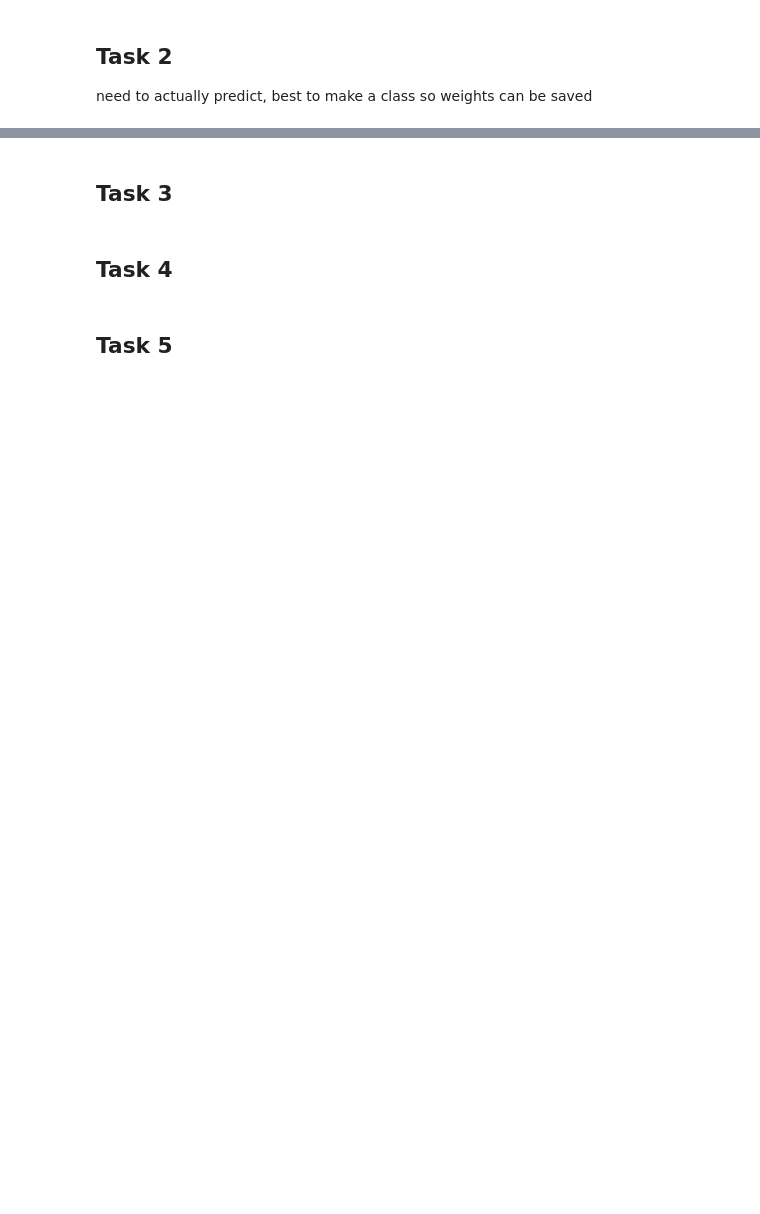
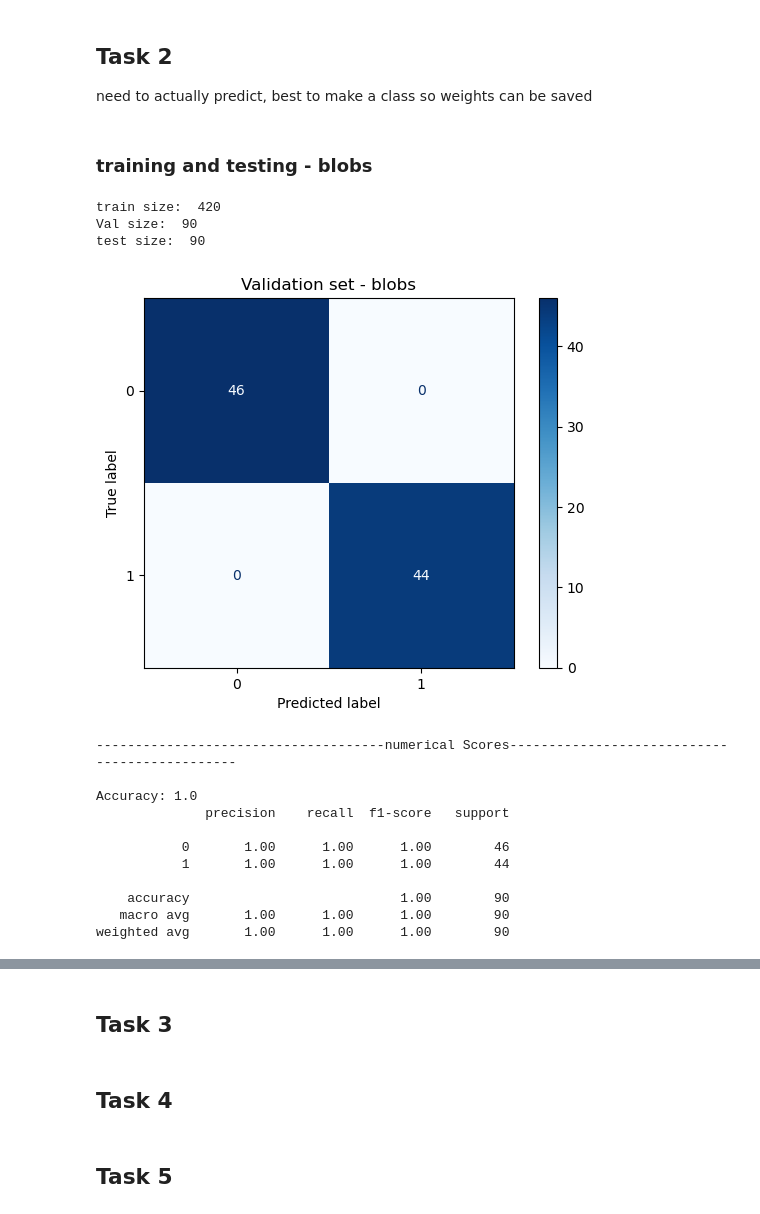
Before and after one commit to Liam-Caffrey/Coded-NN, a Jupyter notebook: deep learning/Assignment1_LiamCaffrey.ipynb, the cells around one changed output, grey strips where cells are left out. Cells and saved outputs as stored; diff of their text form; code cells hidden in the pictures; blank space fills up the shorter version.

```diff
--- a/deep learning/Assignment1_LiamCaffrey.ipynb
+++ b/deep learning/Assignment1_LiamCaffrey.ipynb
@@ -198,0 +257,45 @@ class LogRegNNet:
+# %% [markdown]
+### training and testing - blobs
+# %%
+# train = 70%
+# test = 15%
+# validaiton = 15%
+X_train, X_temp, y_train, y_temp = train_test_split(x_blobs, y_blobs, test_size=0.3, random_state=39)
+X_val, X_test, y_val, y_test = train_test_split(X_temp, y_temp, test_size=0.5, random_state=39)
+
+print("train size: ", len(X_train))
+print("Val size: ", len(X_val))
+print("test size: ", len(X_test))
+# %% [output]
+train size:  420
+Val size:  90
+test size:  90
+# %%
+model = LogRegNNet(0.05,10000,0.01)
+model.train(X_train, y_train)
+predictions = model.predict(X_val)
+
+accuracy = accuracy_score(y_val, predictions)
+cm = confusion_matrix(y_val, predictions)
+cm = ConfusionMatrixDisplay(confusion_matrix = cm, display_labels = [0, 1])
+cm.plot(cmap="Blues")
+plt.title("Validation set - blobs")
+plt.show()
+print("")
+print("-------------------------------------numerical Scores----------------------------------------------")
+print("")
+print(f'Accuracy: {accuracy}')
+print( classification_report(y_val, predictions, target_names=["0", "1"]))
+# %% [output]
+[figure, added]
+-------------------------------------numerical Scores----------------------------------------------
+
+Accuracy: 1.0
+              precision    recall  f1-score   support
+
+           0       1.00      1.00      1.00        46
+           1       1.00      1.00      1.00        44
+
+    accuracy                           1.00        90
+   macro avg       1.00      1.00      1.00        90
+weighted avg       1.00      1.00      1.00        90
```
Also changed, not shown: parts of 16 cells of this notebook.
